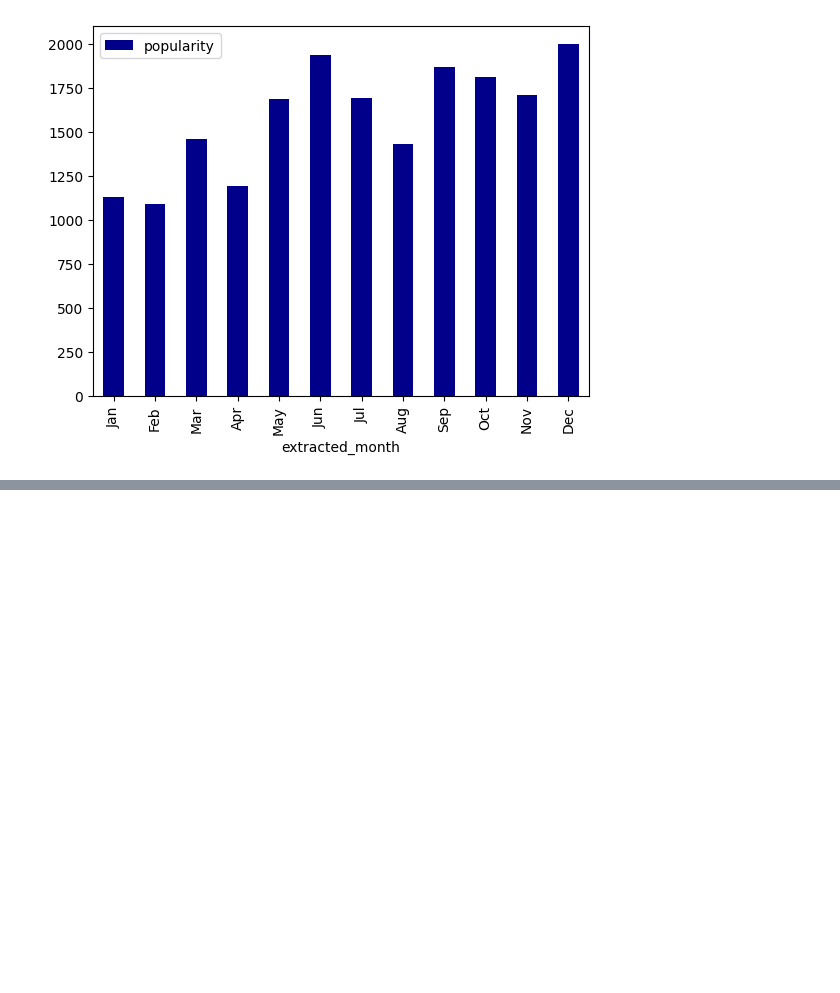
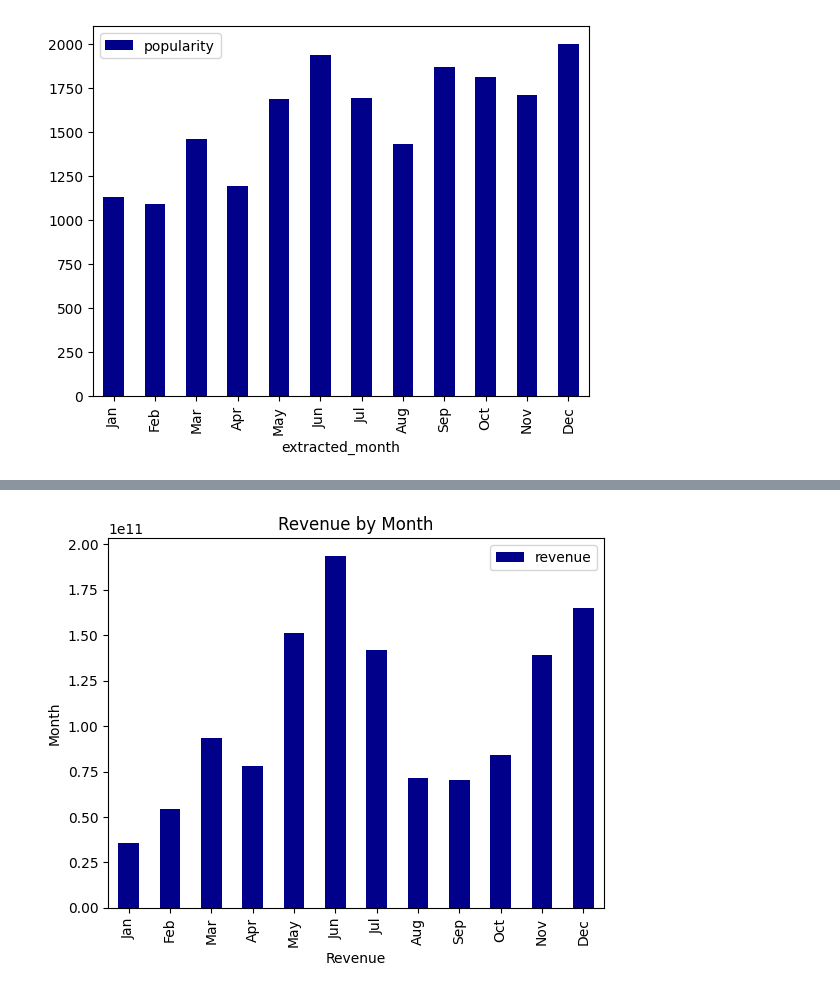
Before and after one commit to LuisAntonioDoHer/Movies_data_analysis, a Jupyter notebook: Movies_data_analysis.ipynb, the cells around one changed output, grey strips where cells are left out. Cells and saved outputs as stored; diff of their text form; code cells hidden in the pictures; blank space fills up the shorter version.

```diff
--- a/Movies_data_analysis.ipynb
+++ b/Movies_data_analysis.ipynb
@@ -436,3 +433,6 @@ df8.plot(kind = 'bar', x = 'extracted_month', y = 'popularity', color = 'DarkBlu
 plt.show()
 # %% [output]
 [figure]
+# %%
+df9 = df.groupby('extracted_month')['revenue'].sum()
+df9
@@ -438,0 +454,14 @@ plt.show()
+# %%
+data = {
+    'extracted_month': df9.index,
+    'revenue': df9.values
+
+}
+df9 = pd.DataFrame(data)
+# %%
+index_to_month = {
+    1:'Jan', 2:'Feb', 3:'Mar', 4:'Apr', 5:'May', 6:'Jun', 7:'Jul', 8:'Aug', 9:'Sep', 10:'Oct', 11:'Nov', 12:'Dec'
+}
+# %%
+df9.extracted_month = df9.extracted_month.map(index_to_month)
+df9
@@ -438,0 +482,8 @@ plt.show()
+# %%
+df9.plot(kind = 'bar', x = 'extracted_month', y = 'revenue', color = 'DarkBlue')
+plt.title('Revenue by Month')
+plt.xlabel('Revenue')
+plt.ylabel('Month')
+plt.show()
+# %% [output]
+[figure, added]
```
Also changed, not shown: parts of 7 cells of this notebook.
